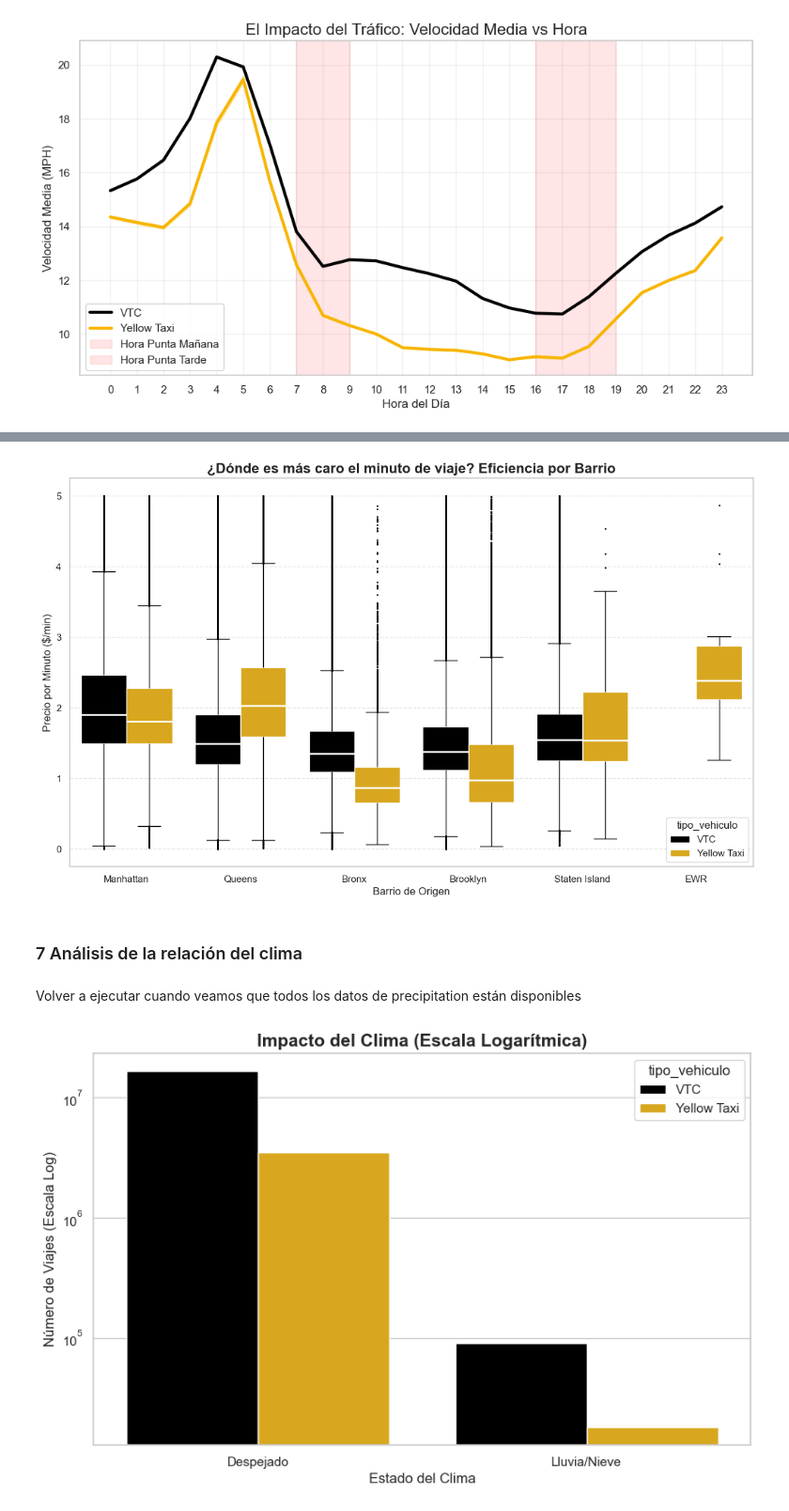
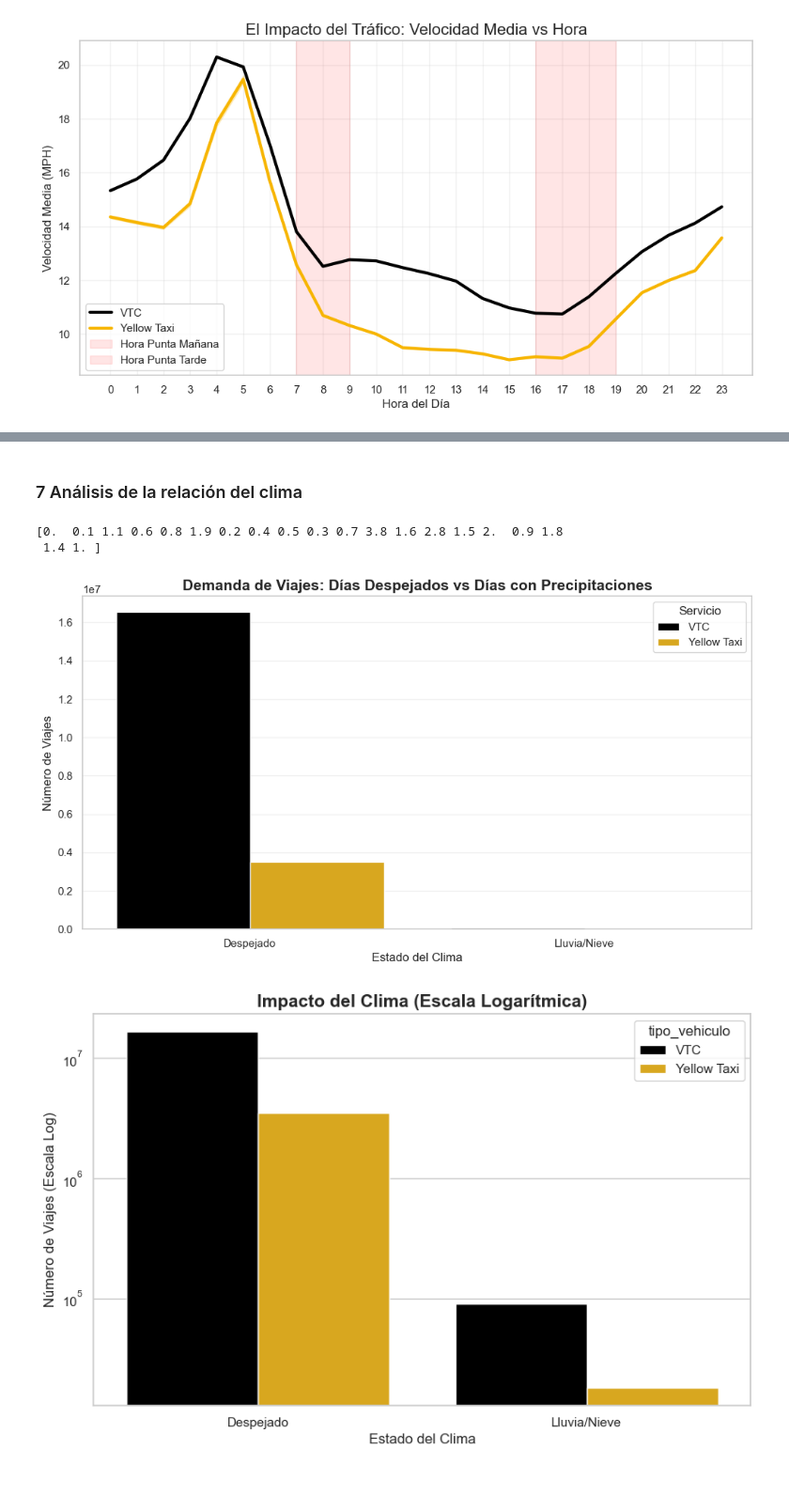
Before and after one commit to carmengranadosv/PD2-conducIA, a Jupyter notebook: src/analysis/2_year_analysis.ipynb, the cells around one changed output, grey strips where cells are left out. Shown at 94% size. Cells and saved outputs as stored; diff of their text form; code cells hidden in the pictures; blank space fills up the shorter version.

Commit message:
Añadimos nuevos eventos

```diff
--- a/src/analysis/2_year_analysis.ipynb
+++ b/src/analysis/2_year_analysis.ipynb
@@ -588,38 +430,5 @@ Conclusión: hay bastante estabilidad en Bookling y Manhattan por ejemplo, pero
-# %%
-#--- EFICIENCIA DE MOVILIDAD POR BARRIO ---
-# 1. Calculamos el coste por minuto (Eficiencia)
-df_anual['coste_por_minuto'] = df_anual['precio_total_est'] / df_anual['duracion_min']
-
-# 2. Filtramos outliers para que el gráfico se vea bien
-df_filtered = df_anual[(df_anual['coste_por_minuto'] > 0) & (df_anual['coste_por_minuto'] < 5)].copy()
-
-# 3. Visualización: Boxplot por Barrio y Servicio
-plt.figure(figsize=(14, 8))
-
-sns.boxplot(
-    data=df_filtered,
-    x='origen_barrio',
-    y='coste_por_minuto',
-    hue='tipo_vehiculo',
-    palette=['black', '#F7B500'],
-    fliersize=1,
-    # CAMBIO: Añadimos propiedades para la mediana y los bordes
-    medianprops={'color': 'white', 'linewidth': 2}, # Línea central blanca y gruesa
-    boxprops={'edgecolor': 'white', 'linewidth': 1}  # Bordes de los cuadros blancos para que el negro resalte
-)
-
-plt.title("¿Dónde es más caro el minuto de viaje? Eficiencia por Barrio", fontsize=16, fontweight='bold')
-plt.ylabel("Precio por Minuto ($/min)", fontsize=12)
-plt.xlabel("Barrio de Origen", fontsize=12)
-plt.grid(axis='y', linestyle='--', alpha=0.5)
-
-plt.show()
-# %% [output]
-[figure, removed]
 # %% [markdown]
 ### 7 Análisis de la relación del clima
-# %% [markdown]
-Volver a ejecutar cuando veamos que todos los datos de precipitation están disponibles
 # %%
 # --- PREPARACIÓN DE DATOS ---
 def categorizar_clima(df):
@@ -640,4 +449,26 @@ def categorizar_clima(df):
     return df_c
 
 df_clima = categorizar_clima(df_anual)
+# %%
+print(df_anual['precipitation'].unique())
+# %% [output]
+[0.  0.1 1.1 0.6 0.8 1.9 0.2 0.4 0.5 0.3 0.7 3.8 1.6 2.8 1.5 2.  0.9 1.8
+ 1.4 1. ]
+# %%
+#--- IMPACTO DE LA LLUVIA ---
+plt.figure(figsize=(12, 6))
+# Ordenamos para que "Despejado" salga primero
+orden = ['Despejado', 'Lluvia/Nieve']
+
+ax = sns.countplot(data=df_clima, x='estado_cielo', hue='tipo_vehiculo',
+                   palette=['black', '#F7B500'], order=orden)
+
+plt.title("Demanda de Viajes: Días Despejados vs Días con Precipitaciones", fontsize=15, fontweight='bold')
+plt.ylabel("Número de Viajes")
+plt.xlabel("Estado del Clima")
+plt.legend(title="Servicio")
+plt.grid(axis='y', alpha=0.3)
+plt.show()
+# %% [output]
+[figure, added]
 # %%
```
Also changed, not shown: parts of 16 cells of this notebook, 1 other file.
